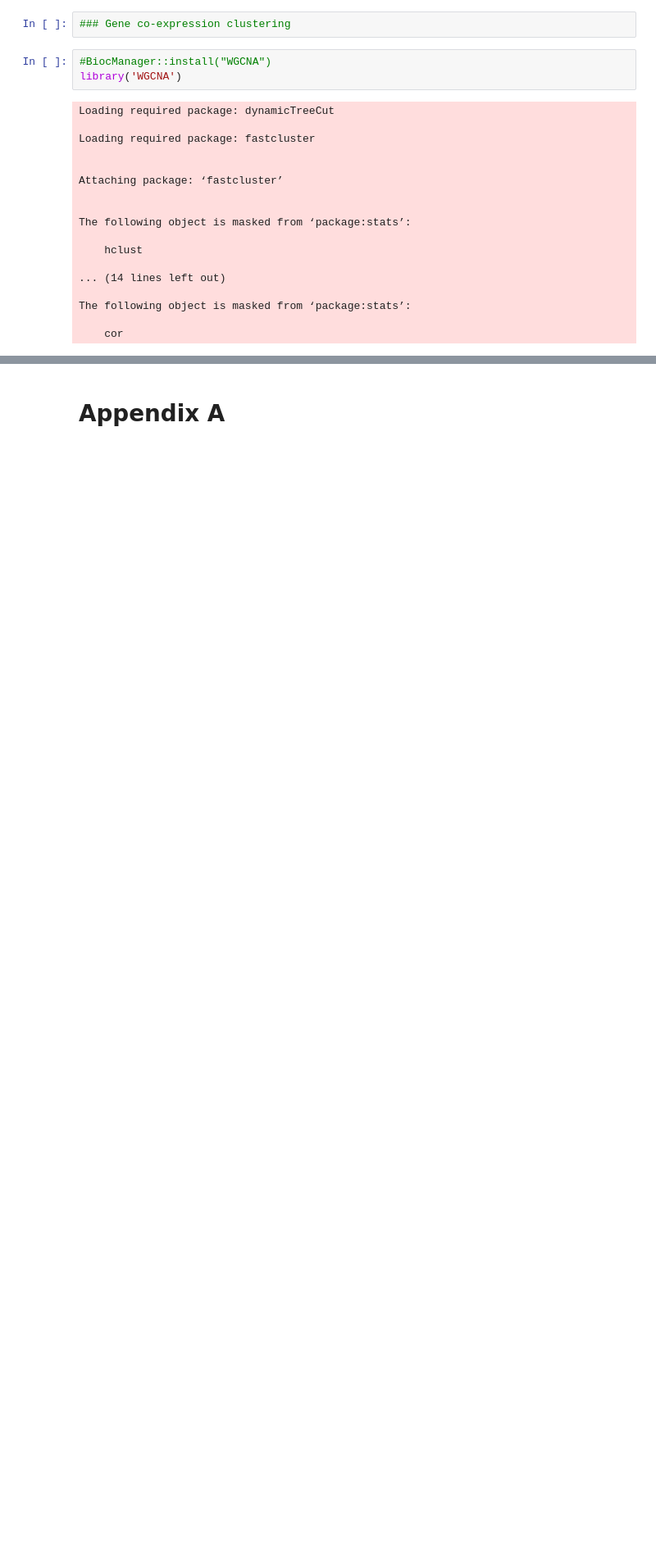
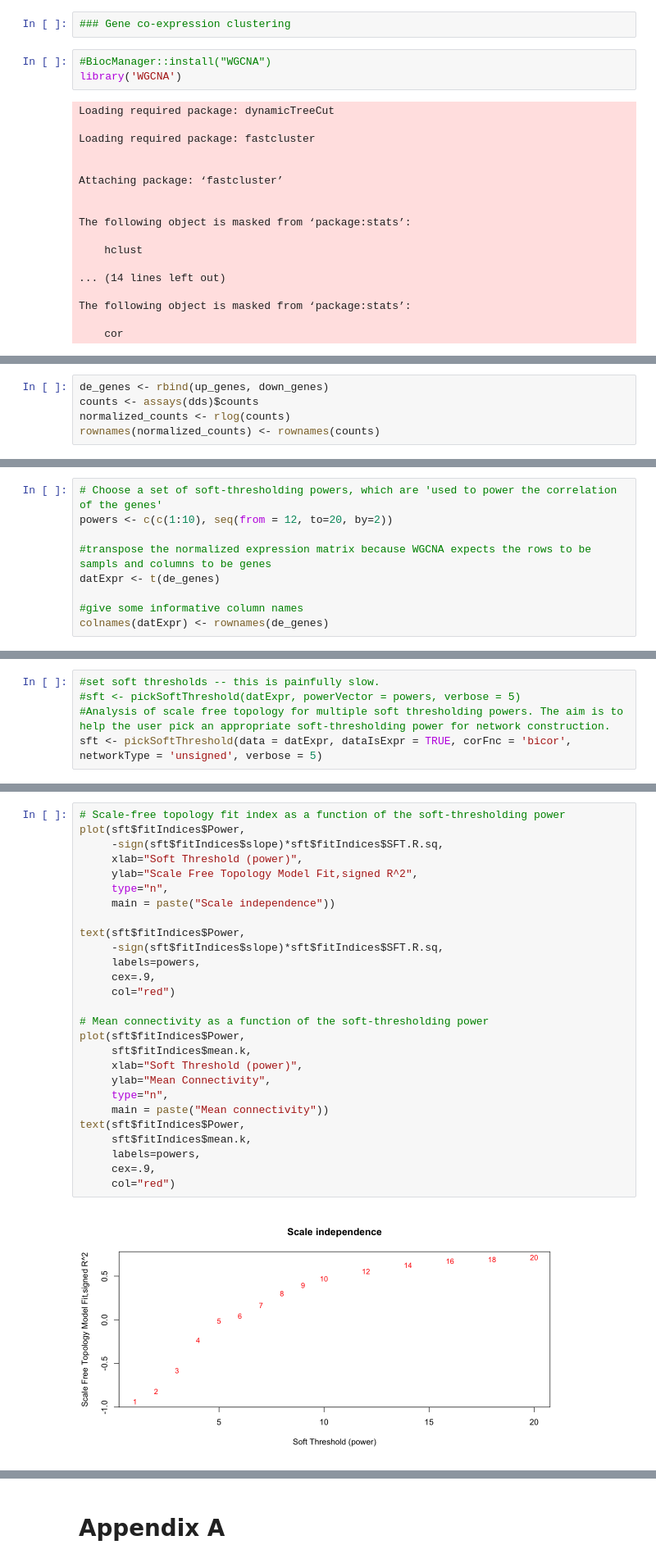
Before and after one commit to compbiocore/DEseq_workshop_2_2021, a Jupyter notebook: deseq_workshop_2.ipynb, the cells around one changed output, grey strips where cells are left out. Shown at 82% size. Cells and saved outputs as stored; diff of their text form; blank space fills up the shorter version.

Commit message:
expanding on wgcna, almost done...

```diff
--- a/deseq_workshop_2.ipynb
+++ b/deseq_workshop_2.ipynb
@@ -771,0 +735,5 @@ ERROR: Error in bc$Number: $ operator not defined for this S4 class
+# %%
+de_genes <- rbind(up_genes, down_genes)
+counts <- assays(dds)$counts
+normalized_counts <- rlog(counts)
+rownames(normalized_counts) <- rownames(counts)
@@ -771,0 +749,9 @@ ERROR: Error in bc$Number: $ operator not defined for this S4 class
+# %%
+# Choose a set of soft-thresholding powers, which are 'used to power the correlation of the genes'
+powers <- c(c(1:10), seq(from = 12, to=20, by=2))
+
+#transpose the normalized expression matrix because WGCNA expects the rows to be sampls and columns to be genes
+datExpr <- t(de_genes)
+
+#give some informative column names
+colnames(datExpr) <- rownames(de_genes)
@@ -771,0 +760,5 @@ ERROR: Error in bc$Number: $ operator not defined for this S4 class
+# %%
+#set soft thresholds -- this is painfully slow.
+#sft <- pickSoftThreshold(datExpr, powerVector = powers, verbose = 5)
+#Analysis of scale free topology for multiple soft thresholding powers. The aim is to help the user pick an appropriate soft-thresholding power for network construction.
+sft <- pickSoftThreshold(data = datExpr, dataIsExpr = TRUE, corFnc = 'bicor', networkType = 'unsigned', verbose = 5)
@@ -771,0 +787,29 @@ ERROR: Error in bc$Number: $ operator not defined for this S4 class
+# %%
+# Scale-free topology fit index as a function of the soft-thresholding power
+plot(sft$fitIndices$Power,
+     -sign(sft$fitIndices$slope)*sft$fitIndices$SFT.R.sq,
+     xlab="Soft Threshold (power)",
+     ylab="Scale Free Topology Model Fit,signed R^2",
+     type="n",
+     main = paste("Scale independence"))
+
+text(sft$fitIndices$Power,
+     -sign(sft$fitIndices$slope)*sft$fitIndices$SFT.R.sq,
+     labels=powers,
+     cex=.9,
+     col="red")
+
+# Mean connectivity as a function of the soft-thresholding power
+plot(sft$fitIndices$Power,
+     sft$fitIndices$mean.k,
+     xlab="Soft Threshold (power)",
+     ylab="Mean Connectivity",
+     type="n",
+     main = paste("Mean connectivity"))
+text(sft$fitIndices$Power,
+     sft$fitIndices$mean.k,
+     labels=powers,
+     cex=.9,
+     col="red")
+# %% [output]
+[figure, added]
```
Also changed, not shown: parts of 26 cells of this notebook.
